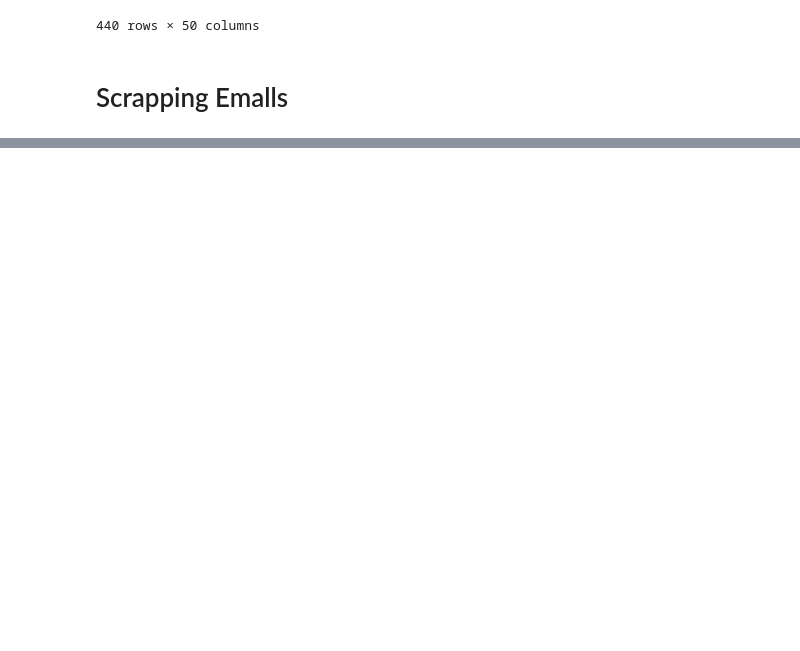
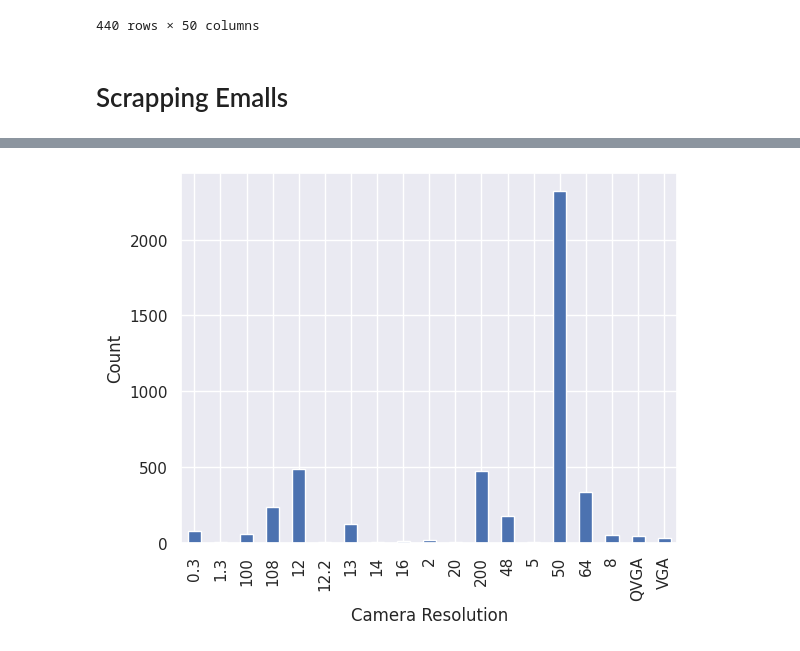
Before and after one commit to itspaspas/DataScience-S03, a Jupyter notebook: Project/P1/DS-P1.ipynb, the cells around one changed output, grey strips where cells are left out. Drawn from its saved outputs; the diff is of its cells as text; code cells hidden in the pictures; blank space fills up the shorter version.

Commit message:
preprocess up tp 'Cellular Network str'

```diff
--- a/Project/P1/DS-P1.ipynb
+++ b/Project/P1/DS-P1.ipynb
@@ -640,0 +552,14 @@ df
+# %%
+e_df.drop_duplicates(inplace=True)
+target_cols = [col for col in e_df.columns if col not in ['Is Special Emalls']]
+multi_cols = list(filter(lambda x: e_df[x].astype(
+    str).str.contains("\r\n").any(), e_df.columns))
+for col in target_cols:
+    e_df.loc[:, col] = e_df[col].apply(lambda x: ' '.join("".join(
+        [PREPROCESSING_MAP[c] if c in PREPROCESSING_MAP else c for c in x]).replace("\u200d", " ").split()).strip() if x is not np.nan and type(x) is not float else x).astype(object)
+    if col in multi_cols:
+        e_df.loc[:, col] = e_df[col].apply(lambda x: x.replace("\u200c", " ").split(
+            "\r\n") if x is not np.nan and type(x) is not float else x)
+    e_df.loc[:, col] = e_df[col].apply(lambda x: "".join(
+        [PREPROCESSING_MAP[c] if c in PREPROCESSING_MAP else c for c in x]).replace("\u200c", " ").replace("\u200d", " ") if x is not np.nan and type(x) is not float else x).astype(object)
+e_df.head()
@@ -640,0 +574,4 @@ df
+# %%
+df=pd.concat([dk_df,e_df])
+df.drop_duplicates(inplace=True)
+len(df)
@@ -640,0 +580,11 @@ df
+# %%
+target_cols = ['Price No Discount', 'Price Final']
+df['Price Final'].fillna(df['Price No Discount'], inplace=True)
+for col in target_cols:
+    df.loc[:, col] = df[col].apply(lambda x: int(
+        x.replace(',', '') if x is not np.nan and type(x) is not float else x))
+df[target_cols] = df[target_cols].astype(float)
+missing_values = df[target_cols].isnull().sum()
+missing_percentage = (df[target_cols].isnull().sum() / len(df)) * 100
+print(missing_percentage)
+df[target_cols]
@@ -640,0 +608,9 @@ df
+# %%
+target_cols = ['Weight', 'Bluetooth Version', 'Camera Resolution']
+for col in target_cols:
+    df.loc[:, col] = df[col].apply(lambda x: (x.replace('%', '').replace(',',' ').split()[0]) if x is not np.nan else x)
+df["Weight"] = df["Weight"].astype(float)
+df["Bluetooth Version"] = df["Bluetooth Version"].astype(float)
+missing_percentage = (df[target_cols].isnull().sum() / len(df)) * 100
+print(missing_percentage)
+df[target_cols]
@@ -640,0 +635,7 @@ df
+# %%
+sns.set_theme()
+df.groupby('Camera Resolution').size().plot(kind='bar')
+plt.ylabel('Count')
+plt.show()
+# %% [output]
+[figure, added]
```
Also changed, not shown: parts of 99 cells of this notebook.
